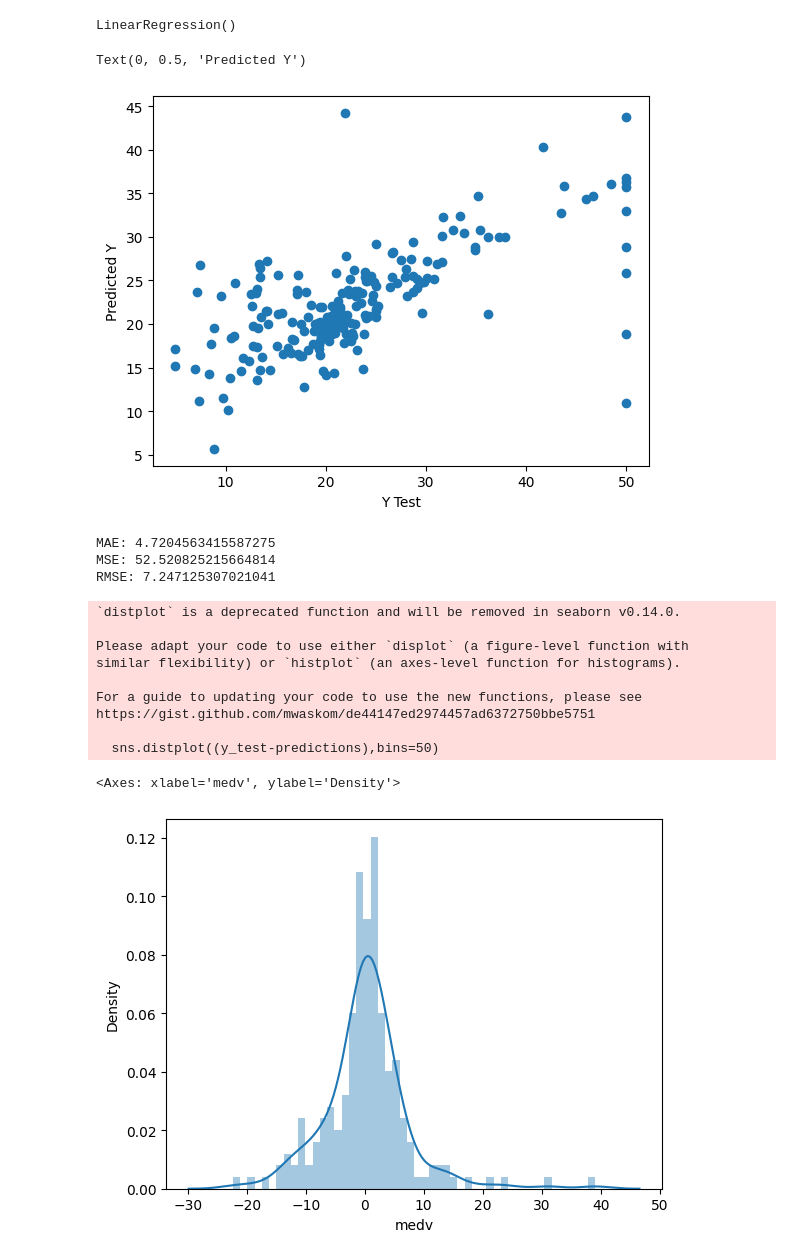
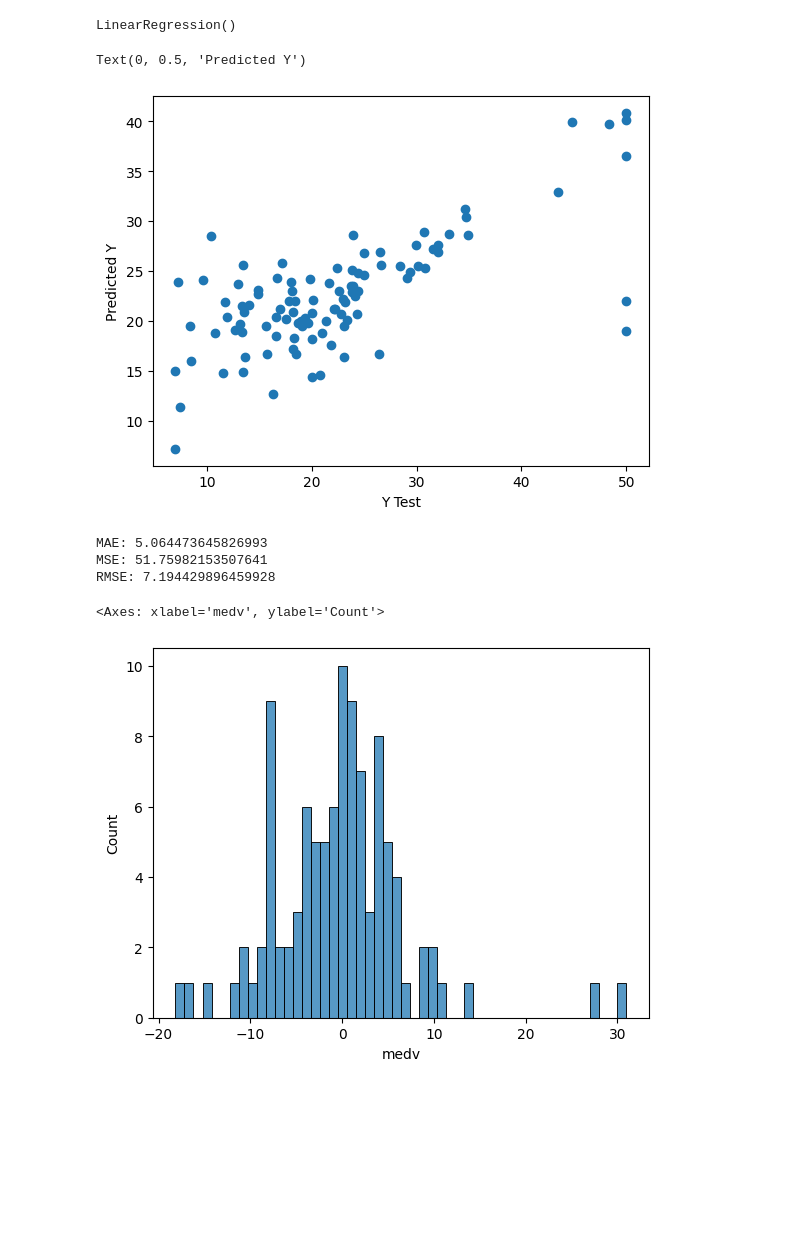
Before and after one commit to mayukh-chr/Academics, a Jupyter notebook: 5th sem/ML lab/Lab 3/Lab 3.ipynb, the cells around one changed output. Drawn from its saved outputs; the diff is of its cells as text; code cells hidden in the pictures; blank space fills up the shorter version.

```diff
--- a/5th sem/ML lab/Lab 3/Lab 3.ipynb
+++ b/5th sem/ML lab/Lab 3/Lab 3.ipynb
@@ -49,7 +29,7 @@ y = df['medv']
 from sklearn.model_selection import train_test_split
 from sklearn.linear_model import LinearRegression
 # %%
-x_train, x_test, y_train, y_test = train_test_split(x, y, test_size=0.4)
+x_train, x_test, y_train, y_test = train_test_split(x, y, test_size=0.2)
 # %%
 model = LinearRegression()
 model.fit(x_train,y_train)
@@ -63,7 +43,7 @@ plt.xlabel('Y Test')
 plt.ylabel('Predicted Y')
 # %% [output]
 Text(0, 0.5, 'Predicted Y')
-[figure, old version]
+[figure, new version]
 # %%
 from sklearn import metrics
 
@@ -71,23 +51,14 @@ print('MAE:', metrics.mean_absolute_error(y_test, predictions))
 print('MSE:', metrics.mean_squared_error(y_test, predictions))
 print('RMSE:', np.sqrt(metrics.mean_squared_error(y_test, predictions)))
 # %% [output]
-MAE: 4.7204563415587275
-MSE: 52.520825215664814
-RMSE: 7.247125307021041
+MAE: 5.064473645826993
+MSE: 51.75982153507641
+RMSE: 7.194429896459928
 # %%
-sns.distplot((y_test-predictions),bins=50)
+sns.histplot((y_test-predictions),bins=50)
 # %% [output]
-`distplot` is a deprecated function and will be removed in seaborn v0.14.0.
-
-Please adapt your code to use either `displot` (a figure-level function with
-similar flexibility) or `histplot` (an axes-level function for histograms).
-
-For a guide to updating your code to use the new functions, please see
-https://gist.github.com/mwaskom/de44147ed2974457ad6372750bbe5751
-
-  sns.distplot((y_test-predictions),bins=50)
+<Axes: xlabel='medv', ylabel='Count'>
-<Axes: xlabel='medv', ylabel='Density'>
-[figure, old version]
+[figure, new version]
 # %%
 
 model.score(x_test, y_test)*100
```
Also changed, not shown: parts of 2 cells of this notebook, 4 other files.
